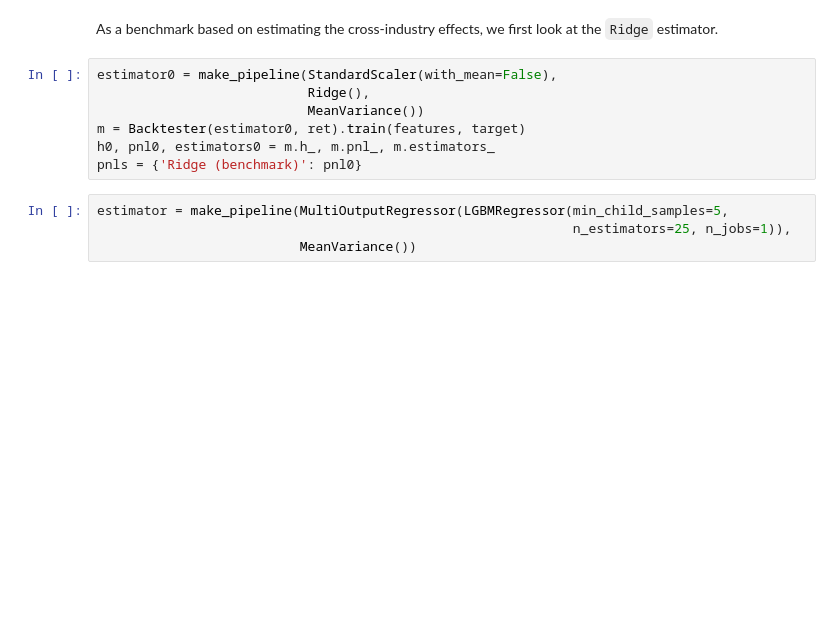
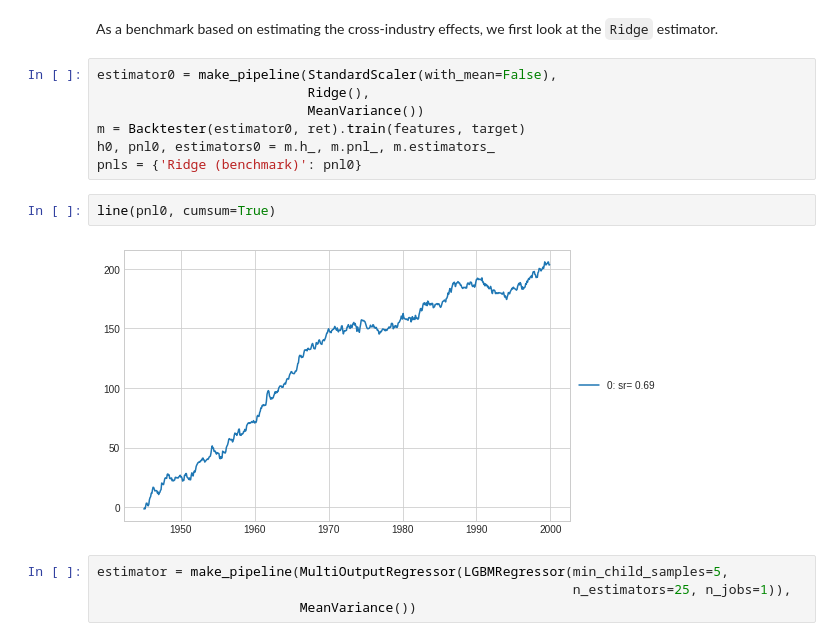
Before and after one commit to schampon/2022-machine-learning-portfolio-management-and-trading, a Jupyter notebook: nbs/35_Neural_nets.ipynb, the cells around one changed output. Cells and saved outputs as stored; diff of their text form; blank space fills up the shorter version.

```diff
--- a/nbs/35_Neural_nets.ipynb
+++ b/nbs/35_Neural_nets.ipynb
@@ -105,6 +113,10 @@ estimator0 = make_pipeline(StandardScaler(with_mean=False),
 m = Backtester(estimator0, ret).train(features, target)
 h0, pnl0, estimators0 = m.h_, m.pnl_, m.estimators_
 pnls = {'Ridge (benchmark)': pnl0}
+# %%
+line(pnl0, cumsum=True)
+# %% [output]
+[figure, added]
 # %%
 estimator = make_pipeline(MultiOutputRegressor(LGBMRegressor(min_child_samples=5,
                                                              n_estimators=25, n_jobs=1)),
```
Also changed, not shown: parts of 19 cells of this notebook, 3 other files.
